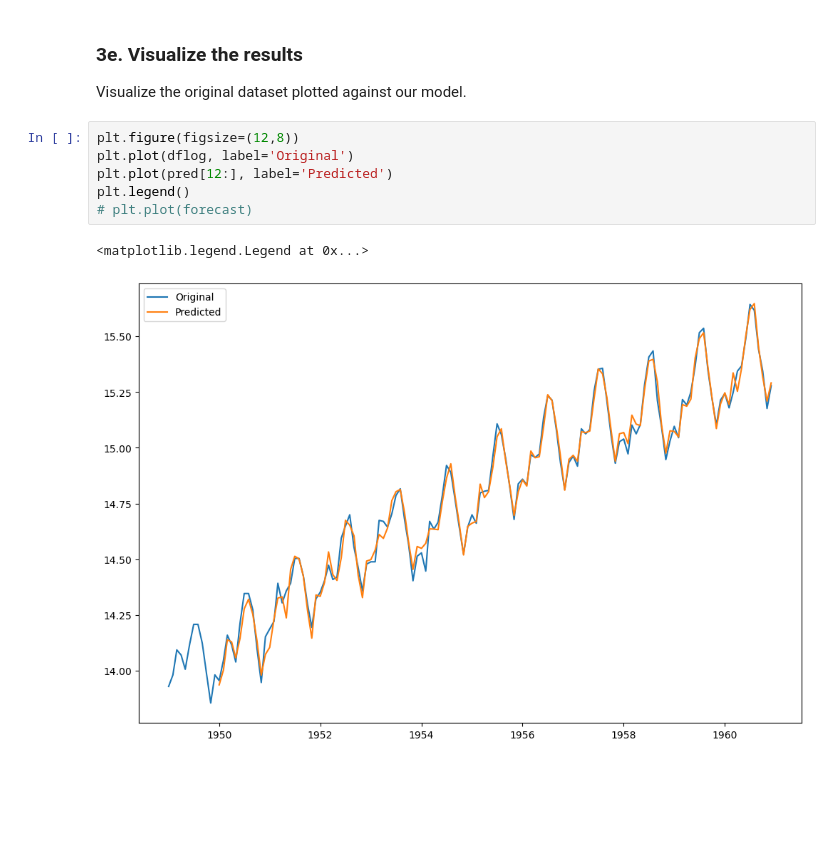
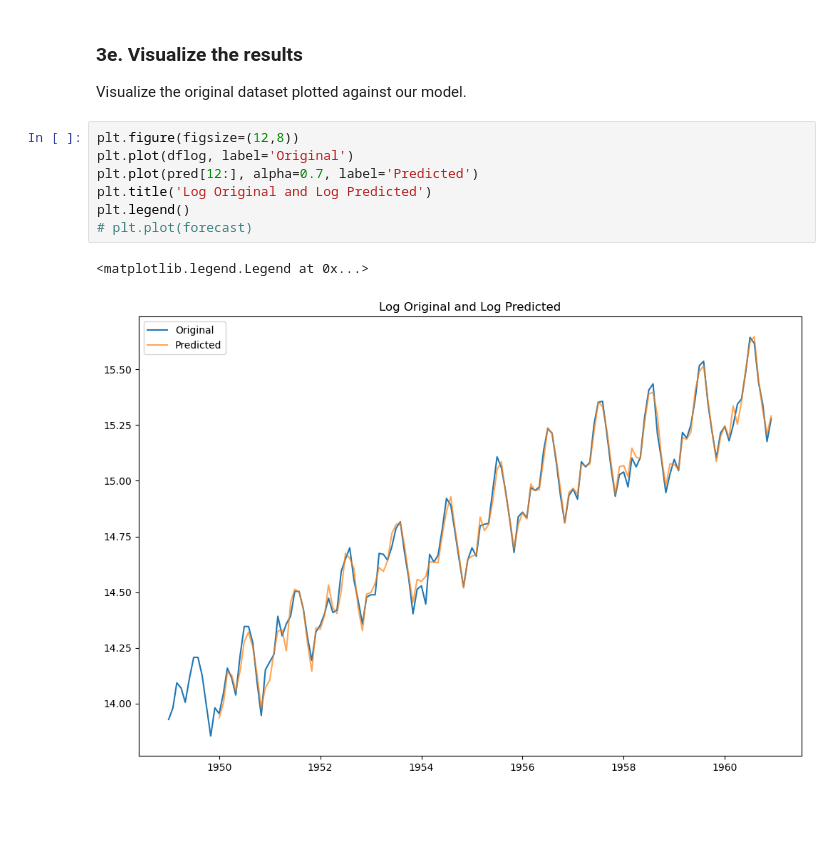
Before and after one commit to frankfletcher/Springboard-Data-Science, a Jupyter notebook: Module 21.1 - Cowboys and Cigrettes Case Study/Cowboy Cigarettes Case Study - Tier 3-FrankFletcher-better-version.ipynb, the cells around one changed output. Cells and saved outputs as stored; diff of their text form.

```diff
--- a/Module 21.1 - Cowboys and Cigrettes Case Study/Cowboy Cigarettes Case Study - Tier 3-FrankFletcher-better-version.ipynb
+++ b/Module 21.1 - Cowboys and Cigrettes Case Study/Cowboy Cigarettes Case Study - Tier 3-FrankFletcher-better-version.ipynb
@@ -631,12 +639,13 @@ Visualize the original dataset plotted against our model.
 # %%
 plt.figure(figsize=(12,8))
 plt.plot(dflog, label='Original')
-plt.plot(pred[12:], label='Predicted')
+plt.plot(pred[12:], alpha=0.7, label='Predicted')
+plt.title('Log Original and Log Predicted')
 plt.legend()
 # plt.plot(forecast)
 # %% [output]
 <matplotlib.legend.Legend at 0x...>
-[figure, old version]
+[figure, new version]
 # %% [markdown]
 <br>
 <br>
```
Also changed, not shown: parts of 9 cells of this notebook.
